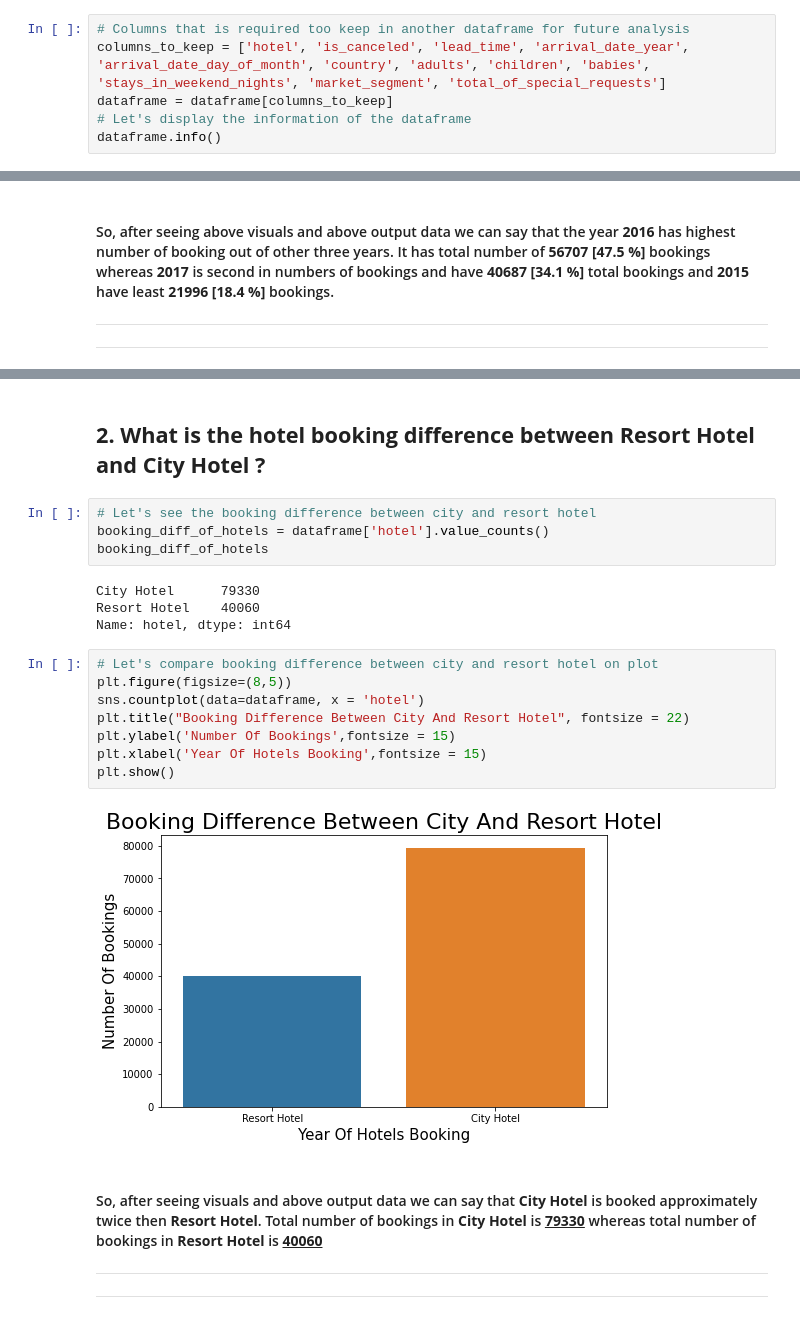
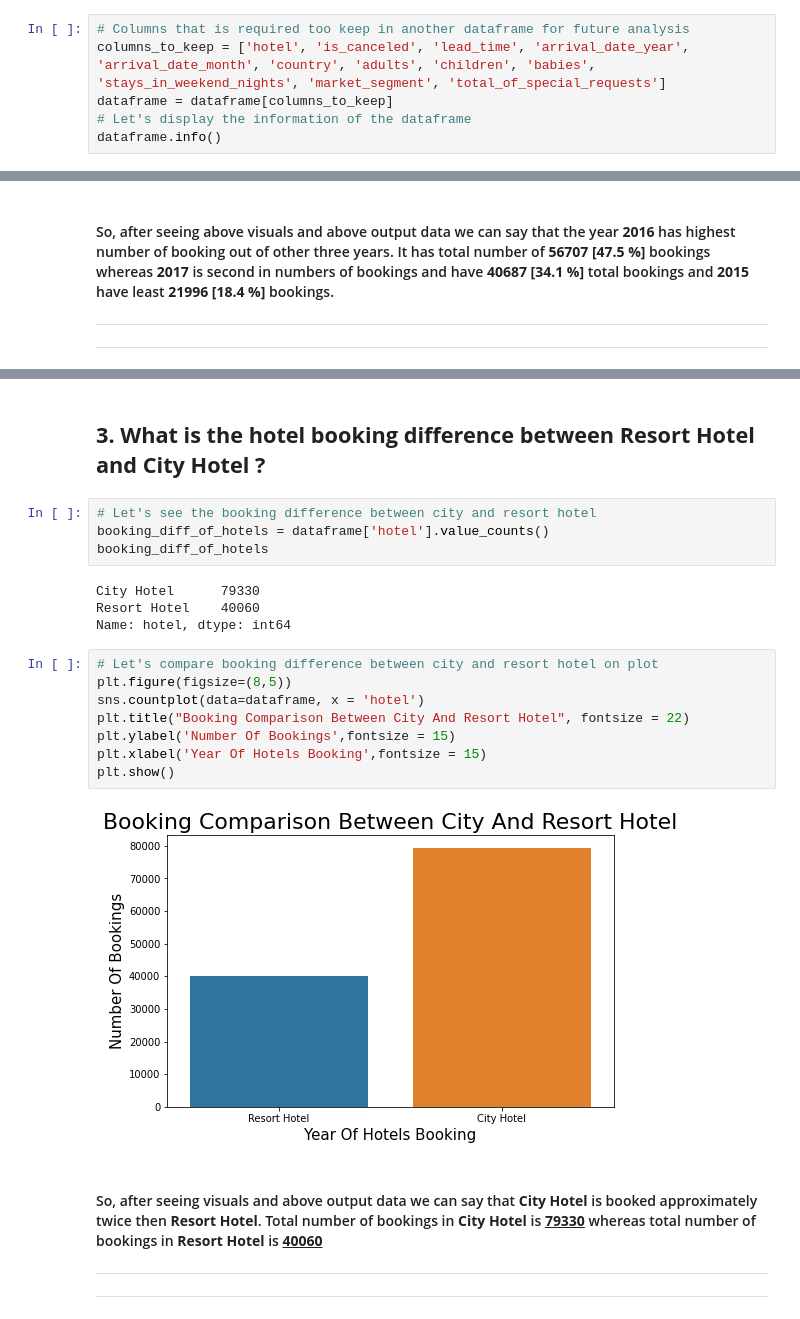
Before and after one commit to dev-PrabhatShukla/Capstone-Project--EDA-On-Hotel-Booking-Analysis, a Jupyter notebook: Hotel_Booking_Analysis_Capstone_Project.ipynb, the cells around one changed output, grey strips where cells are left out. Drawn from its saved outputs; the diff is of its cells as text.

```diff
--- a/Hotel_Booking_Analysis_Capstone_Project.ipynb
+++ b/Hotel_Booking_Analysis_Capstone_Project.ipynb
@@ -237,7 +237,7 @@ Index(['hotel', 'is_canceled', 'lead_time', 'arrival_date_year',
       dtype='object')
 # %%
 # Columns that is required too keep in another dataframe for future analysis
-columns_to_keep = ['hotel', 'is_canceled', 'lead_time', 'arrival_date_year', 'arrival_date_day_of_month', 'country', 'adults', 'children', 'babies', 'stays_in_weekend_nights', 'market_segment', 'total_of_special_requests']
+columns_to_keep = ['hotel', 'is_canceled', 'lead_time', 'arrival_date_year', 'arrival_date_month', 'country', 'adults', 'children', 'babies', 'stays_in_weekend_nights', 'market_segment', 'total_of_special_requests']
 dataframe = dataframe[columns_to_keep]
 # Let's display the information of the dataframe
 dataframe.info()
@@ -380,5 +424,5 @@ pass
 # %% [markdown]
-## <b>2. What is the hotel booking difference between Resort Hotel and City Hotel ?
+## <b>3. What is the hotel booking difference between Resort Hotel and City Hotel ?
 # %%
 # Let's see the booking difference between city and resort hotel
 booking_diff_of_hotels = dataframe['hotel'].value_counts()
@@ -390,13 +434,13 @@ Name: hotel, dtype: int64
 # %%
 # Let's compare booking difference between city and resort hotel on plot
 plt.figure(figsize=(8,5))
 sns.countplot(data=dataframe, x = 'hotel')
-plt.title("Booking Difference Between City And Resort Hotel", fontsize = 22)
+plt.title("Booking Comparison Between City And Resort Hotel", fontsize = 22)
 plt.ylabel('Number Of Bookings',fontsize = 15)
 plt.xlabel('Year Of Hotels Booking',fontsize = 15)
 plt.show()
 # %% [output]
-[figure, old version]
+[figure, new version]
 # %% [markdown]
 #### So, after seeing visuals and above output data we can say that <b>City Hotel</b> is booked approximately twice then <b>Resort Hotel</b>. Total number of bookings in <b>City Hotel</b> is <b><u> 79330</u> </b> whereas total number of bookings in <b>Resort Hotel</b> is <b><u> 40060</u> </b>
 ---
```
Also changed, not shown: parts of 23 cells of this notebook.
